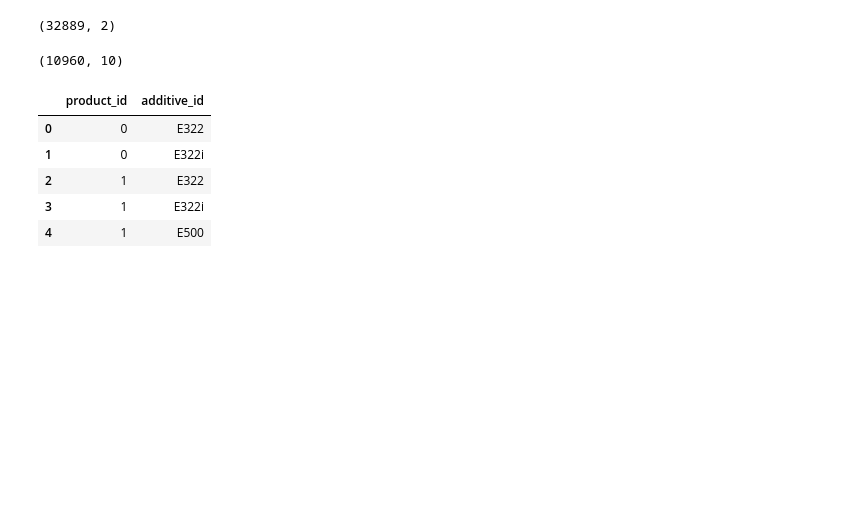
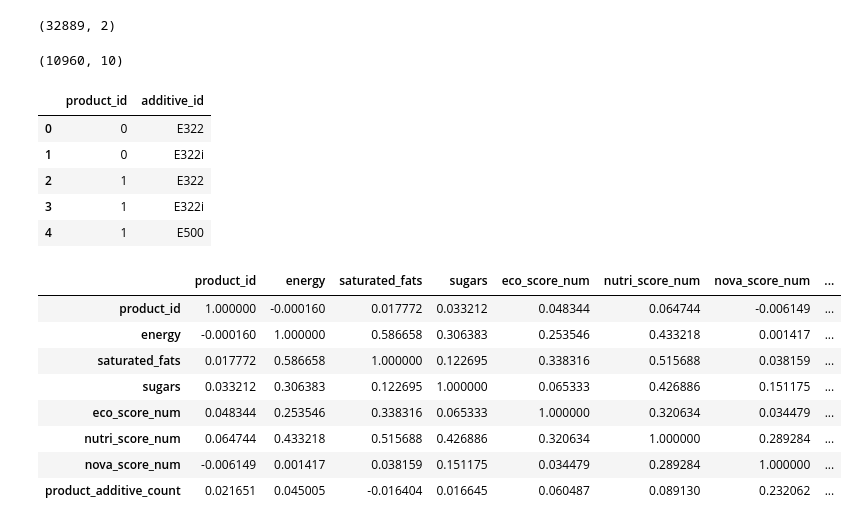
Before and after one commit to DavidNPastrana/food_advisor, a Jupyter notebook: Data_treatment_30000.ipynb, the cells around one changed output. Cells and saved outputs as stored; diff of their text form; code cells hidden in the pictures; blank space fills up the shorter version.

```diff
--- a/Data_treatment_30000.ipynb
+++ b/Data_treatment_30000.ipynb
@@ -1100,0 +1113,12 @@ product_additives.to_csv("/Users/david/Desktop/IronHack/Projects/food_advisor/cl
+# %%
+food.corr()
+# %% [output]
+|  | product_id | energy | saturated_fats | sugars | eco_score_num | nutri_score_num | nova_score_num | ... |
+| product_id | 1.000000 | -0.000160 | 0.017772 | 0.033212 | 0.048344 | 0.064744 | -0.006149 | ... |
+| energy | -0.000160 | 1.000000 | 0.586658 | 0.306383 | 0.253546 | 0.433218 | 0.001417 | ... |
+| saturated_fats | 0.017772 | 0.586658 | 1.000000 | 0.122695 | 0.338316 | 0.515688 | 0.038159 | ... |
+| sugars | 0.033212 | 0.306383 | 0.122695 | 1.000000 | 0.065333 | 0.426886 | 0.151175 | ... |
+| eco_score_num | 0.048344 | 0.253546 | 0.338316 | 0.065333 | 1.000000 | 0.320634 | 0.034479 | ... |
+| nutri_score_num | 0.064744 | 0.433218 | 0.515688 | 0.426886 | 0.320634 | 1.000000 | 0.289284 | ... |
+| nova_score_num | -0.006149 | 0.001417 | 0.038159 | 0.151175 | 0.034479 | 0.289284 | 1.000000 | ... |
+| product_additive_count | 0.021651 | 0.045005 | -0.016404 | 0.016645 | 0.060487 | 0.089130 | 0.232062 | ... |
```
Also changed, not shown: parts of 93 cells of this notebook, 23 other files.
